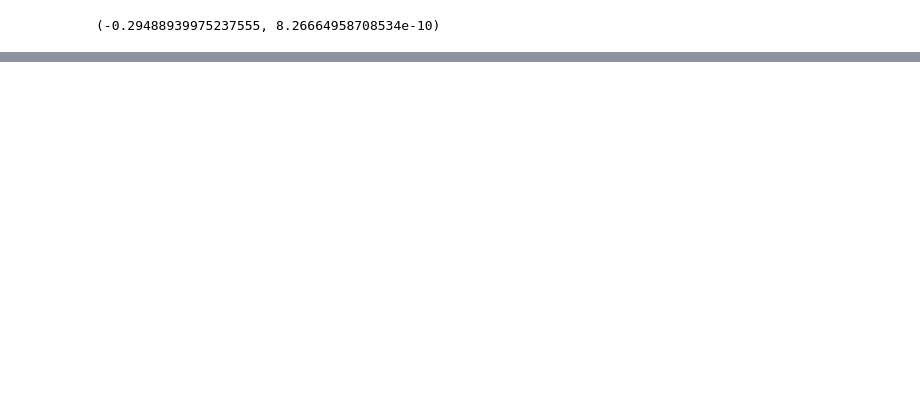
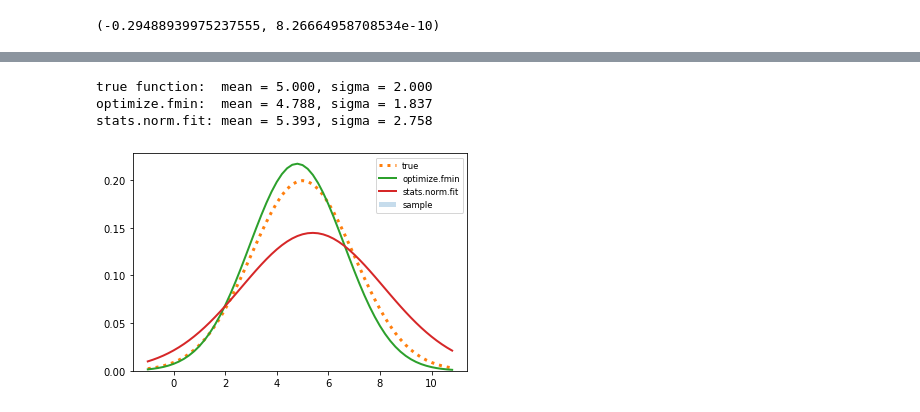
Before and after one commit to gortonm/mpags-4038, a Jupyter notebook: PHYS4038_Exercises/Week5_exercises.ipynb, the cells around one changed output, grey strips where cells are left out. Cells and saved outputs as stored; diff of their text form; code cells hidden in the pictures; blank space fills up the shorter version.

```diff
--- a/PHYS4038_Exercises/Week5_exercises.ipynb
+++ b/PHYS4038_Exercises/Week5_exercises.ipynb
@@ -116,0 +152,22 @@ print(mu, sigma)
+# %%
+# returns the value of a Gaussian with specified amplitude,
+# mean and sigma, evaluated at x (just for convenience)
+def g(p, a, x):
+    m, s = p
+    return a * stats.norm.pdf(x, m, s)
+# put p = (m, s) with arguments together, first, since you want to optimise this using fsolve!
+
+
+# returns chisq of a specified Gaussianfor data(x, y)
+def f(p, a, x, y):
+    return ((y - g(p, a, x))**2).sum()
+
+
+# find parameter set which minimises chisq
+# Specify parameter bounds
+results = optimize.minimize(f, (3, 3), args=(a, centres, hy), bounds=((None, None), (1e-6, None)))
+print(results)
+
+
+# get fit parameters
+r1 = results.x
@@ -116,0 +185,22 @@ print(mu, sigma)
+# %%
+# use MLE method provided in stats (actually understands that this is samples from a distribution)
+r2 = stats.norm.fit(centres)
+# %%
+# plot true function and fit results over histogram
+x = np.arange(m-3*s, m+3*s, s/10.0)
+plt.hist(d, bins=centres, histtype='stepfilled', linestyle=None,
+         alpha=0.25, label='sample')
+plt.plot(x, g((m, s), a, x), ':', label='true', lw=3)
+plt.plot(x, g(r1, a, x), label='optimize.fmin', lw=2)
+plt.plot(x, g(r2, a, x), label='stats.norm.fit', lw=2)
+plt.legend(prop={'size':'small'})
+
+# neatly print results to screen
+print('true function:  mean = {:5.3f}, sigma = {:5.3f}'.format(m, s))
+print('optimize.fmin:  mean = {:5.3f}, sigma = {:5.3f}'.format(*r1))
+print('stats.norm.fit: mean = {:5.3f}, sigma = {:5.3f}'.format(*r2))
+# %% [output]
+true function:  mean = 5.000, sigma = 2.000
+optimize.fmin:  mean = 4.788, sigma = 1.837
+stats.norm.fit: mean = 5.393, sigma = 2.758
+[figure, added]
```
Also changed, not shown: parts of 9 cells of this notebook.
